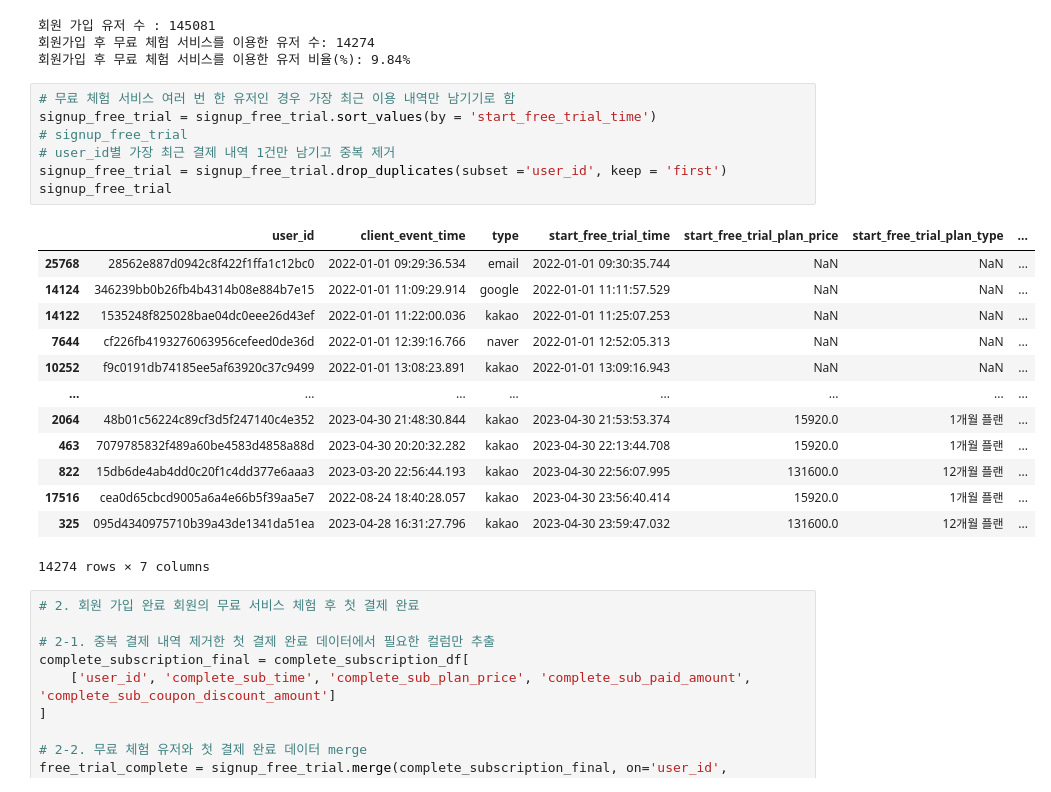
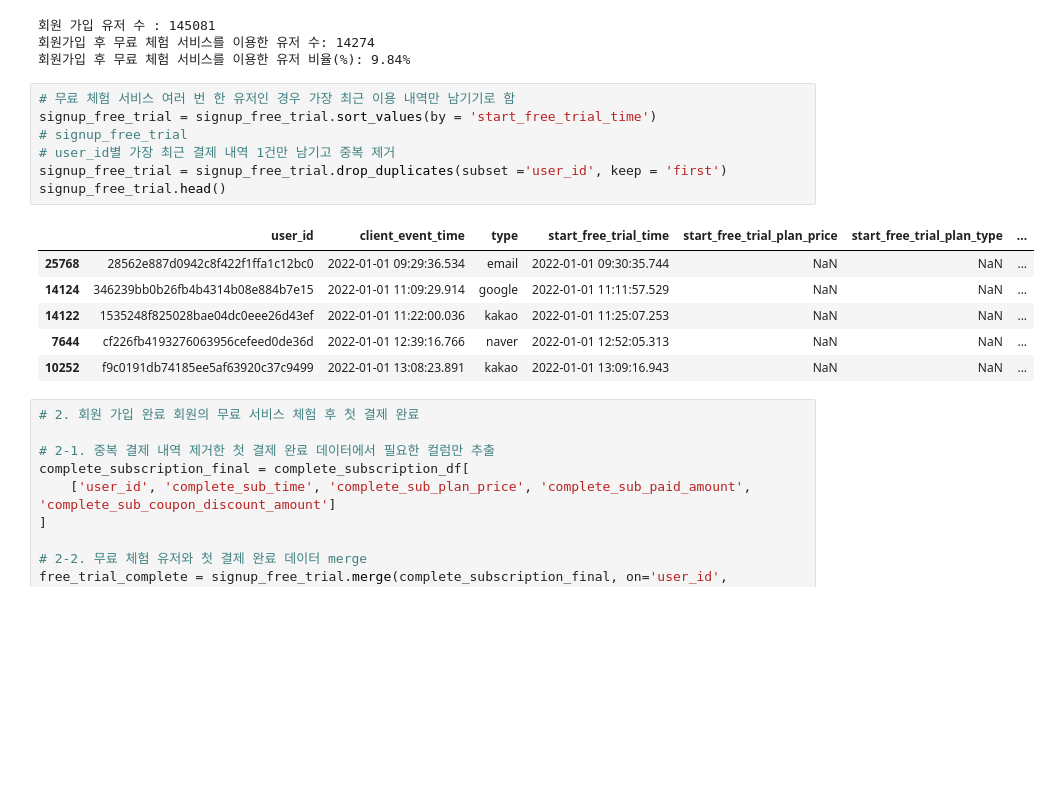
Before and after one commit to saeraniren/intermediate_project, a Jupyter notebook: geumhui_main.ipynb, the cells around one changed output. Cells and saved outputs as stored; diff of their text form; blank space fills up the shorter version.

```diff
--- a/geumhui_main.ipynb
+++ b/geumhui_main.ipynb
@@ -2808,24 +2813,17 @@ print(f"회원가입 후 무료 체험 서비스를 이용한 유저 비율(%):
 # %%
 # 무료 체험 서비스 여러 번 한 유저인 경우 가장 최근 이용 내역만 남기기로 함
 signup_free_trial = signup_free_trial.sort_values(by = 'start_free_trial_time')
 # signup_free_trial
 # user_id별 가장 최근 결제 내역 1건만 남기고 중복 제거
 signup_free_trial = signup_free_trial.drop_duplicates(subset ='user_id', keep = 'first')
-signup_free_trial
+signup_free_trial.head()
 # %% [output]
 |  | user_id | client_event_time | type | start_free_trial_time | start_free_trial_plan_price | start_free_trial_plan_type | ... |
 | 25768 | 28562e887d0942c8f422f1ffa1c12bc0 | 2022-01-01 09:29:36.534 | email | 2022-01-01 09:30:35.744 | NaN | NaN | ... |
 | 14124 | 346239bb0b26fb4b4314b08e884b7e15 | 2022-01-01 11:09:29.914 | google | 2022-01-01 11:11:57.529 | NaN | NaN | ... |
 | 14122 | 1535248f825028bae04dc0eee26d43ef | 2022-01-01 11:22:00.036 | kakao | 2022-01-01 11:25:07.253 | NaN | NaN | ... |
 | 7644 | cf226fb4193276063956cefeed0de36d | 2022-01-01 12:39:16.766 | naver | 2022-01-01 12:52:05.313 | NaN | NaN | ... |
 | 10252 | f9c0191db74185ee5af63920c37c9499 | 2022-01-01 13:08:23.891 | kakao | 2022-01-01 13:09:16.943 | NaN | NaN | ... |
-| ... | ... | ... | ... | ... | ... | ... | ... |
-| 2064 | 48b01c56224c89cf3d5f247140c4e352 | 2023-04-30 21:48:30.844 | kakao | 2023-04-30 21:53:53.374 | 15920.0 | 1개월 플랜 | ... |
-| 463 | 7079785832f489a60be4583d4858a88d | 2023-04-30 20:20:32.282 | kakao | 2023-04-30 22:13:44.708 | 15920.0 | 1개월 플랜 | ... |
-| 822 | 15db6de4ab4dd0c20f1c4dd377e6aaa3 | 2023-03-20 22:56:44.193 | kakao | 2023-04-30 22:56:07.995 | 131600.0 | 12개월 플랜 | ... |
-| 17516 | cea0d65cbcd9005a6a4e66b5f39aa5e7 | 2022-08-24 18:40:28.057 | kakao | 2023-04-30 23:56:40.414 | 15920.0 | 1개월 플랜 | ... |
-| 325 | 095d4340975710b39a43de1341da51ea | 2023-04-28 16:31:27.796 | kakao | 2023-04-30 23:59:47.032 | 131600.0 | 12개월 플랜 | ... |
-14274 rows × 7 columns
 # %%
 # 2. 회원 가입 완료 회원의 무료 서비스 체험 후 첫 결제 완료
 
```
Also changed, not shown: parts of 49 cells of this notebook.
